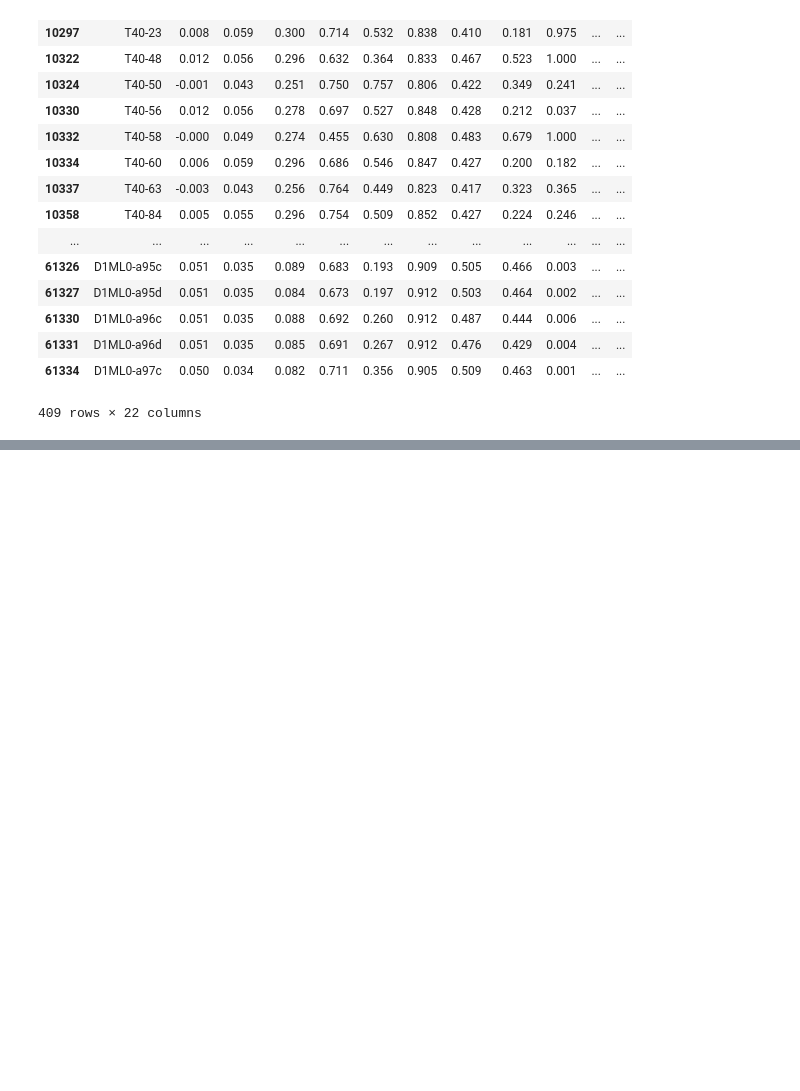
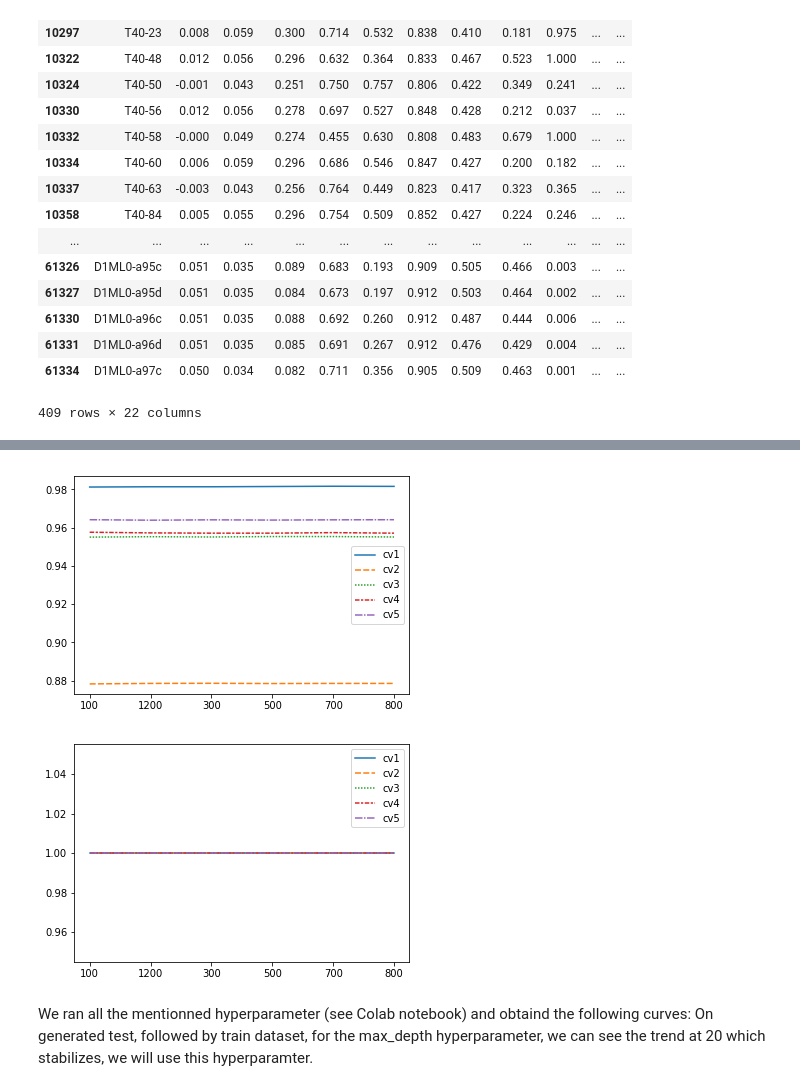
Before and after one commit to PierreBedoucha/medbioinfo_project, a Jupyter notebook: ML Medbioinfo Project.ipynb, the cells around one changed output, grey strips where cells are left out. Saved outputs shown, nothing was run; the diff lists cells and outputs as text; code cells hidden in the pictures; blank space fills up the shorter version.

Commit message:
End of RandomForestClassifier.

```diff
--- a/ML Medbioinfo Project.ipynb
+++ b/ML Medbioinfo Project.ipynb
@@ -164,0 +306,13 @@ plt.show()
+# %%
+from sklearn.model_selection import PredefinedSplit
+(size_x,size_y)=train_data.shape
+target_index=size_y-2
+cv_index=size_y-1
+
+# Build the X matrix from the training dataset
+X=train_data[trainable_cols].values
+
+# Build the Y vector for the target
+Y=train_data['DockQ-Binary'].values
+
+cv = PredefinedSplit(train_data['cv'].values)
@@ -164,0 +336,13 @@ plt.show()
+# %%
+from sklearn.model_selection import cross_val_score, validation_curve
+from sklearn.ensemble import RandomForestClassifier
+from sklearn.metrics import accuracy_score
+
+
+train_scoreNum, test_scoreNum = validation_curve(
+                            RandomForestClassifier(),
+                            X = X, y = Y,
+                            param_name = 'n_estimators',
+                            param_range = [100, 300, 500, 700, 800, 1200], cv = cv.split())
+print(train_scoreNum)
+print(test_scoreNum)
@@ -164,0 +362,17 @@ plt.show()
+# %%
+df = pd.DataFrame(data=test_scoreNum,    # values
+              index=['100', '300', '500', '700', '800', '1200'],    # 1st column as index
+              columns=['cv1','cv2','cv3','cv4','cv5'])
+ax = sns.lineplot(data=df)
+plt.show()
+df2 = pd.DataFrame(data=train_scoreNum,    # values
+              index=['100', '300', '500', '700', '800', '1200'],    # 1st column as index
+              columns=['cv1','cv2','cv3','cv4','cv5'])
+ax2 = sns.lineplot(data=df2)
+plt.show()
+# %% [output]
+[figure, added]
+[figure, added]
+# %% [markdown]
+We ran all the mentionned hyperparameter (see Colab notebook) and obtaind the following curves:
+On generated test, followed by train dataset, for the max_depth hyperparameter, we can see the trend at 20 which stabilizes, we will use this hyperparamter.
```
Also changed, not shown: parts of 33 cells of this notebook, 2 other files.
